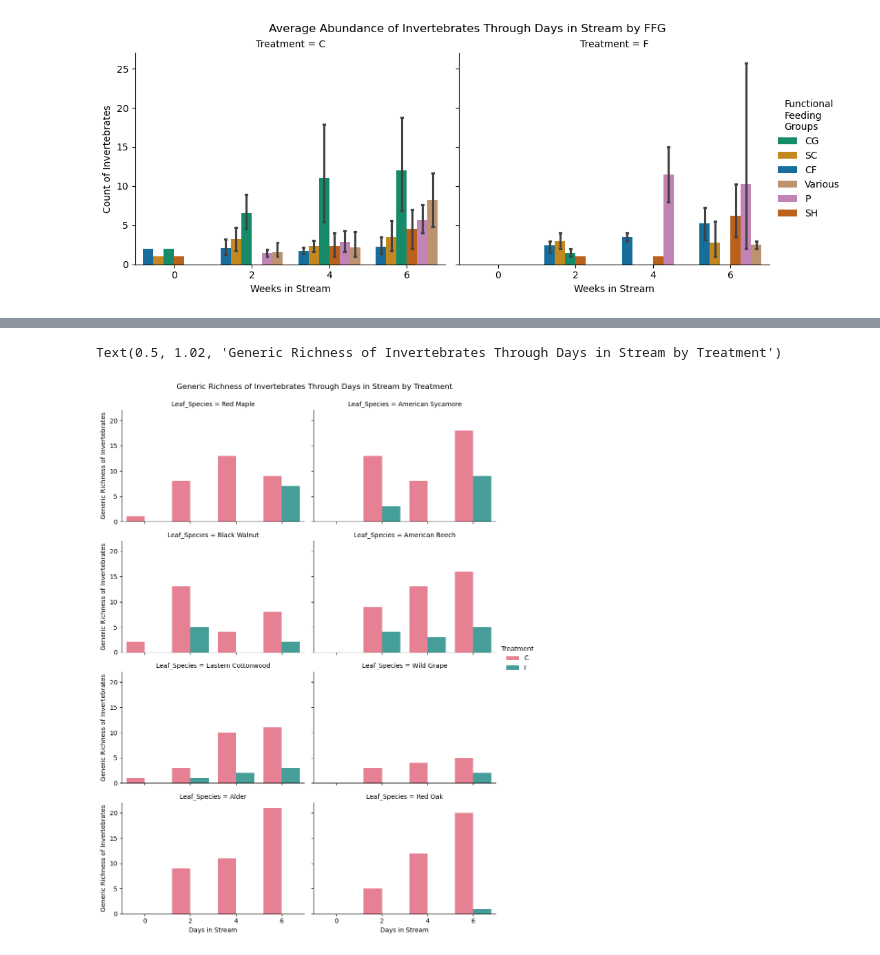
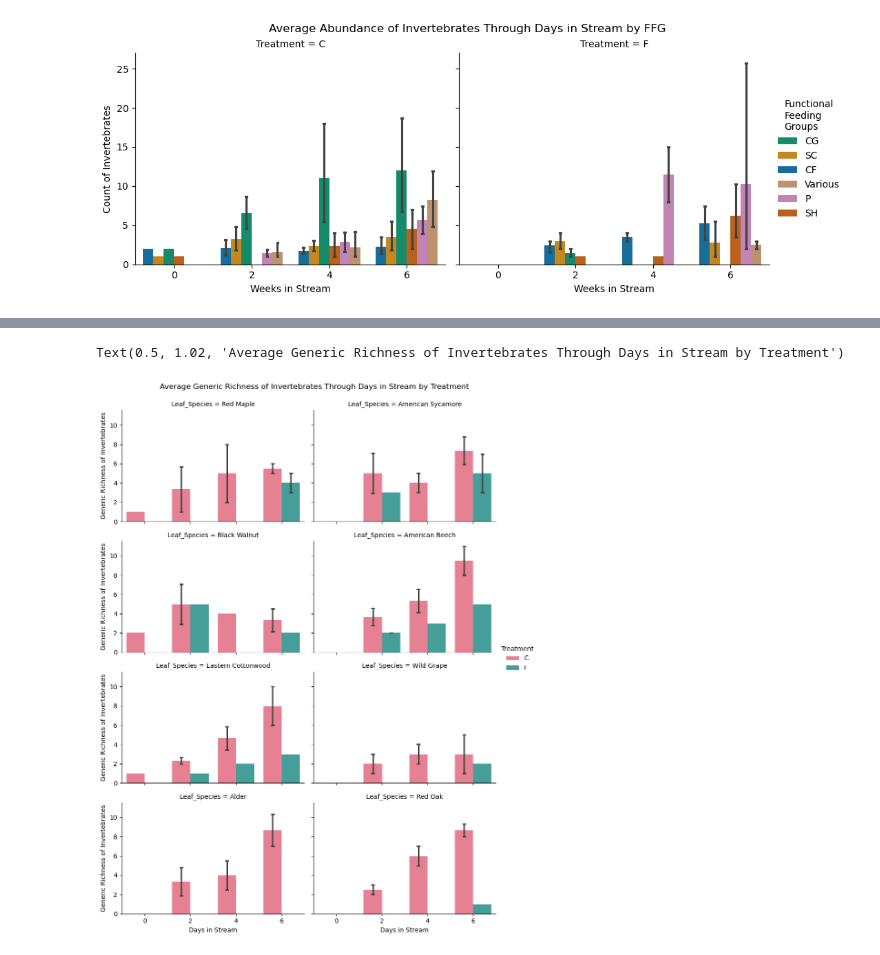
Before and after one commit to stevenzhouzh/Steam-LeafPacks, a Jupyter notebook: Report/LeafPack_Analysis_Class.ipynb, the cells around one changed output, grey strips where cells are left out. Saved outputs shown, nothing was run; the diff lists cells and outputs as text; code cells hidden in the pictures.

```diff
--- a/Report/LeafPack_Analysis_Class.ipynb
+++ b/Report/LeafPack_Analysis_Class.ipynb
@@ -227,8 +241,8 @@ invert_unique_df
 | 243 | 8 | American Sycamore | 6 | C | SH | 21.0 |
 244 rows × 6 columns
 # %%
-invert_genera_richness_df = duckdb.sql("""SELECT Leaf_Species, Treatment, Week, COUNT(DISTINCT Genus) AS Genera_Richness
+invert_genera_richness_df = duckdb.sql("""SELECT Leaf_Species, Treatment, Week, "Group", COUNT(DISTINCT Genus) AS Genera_Richness
                                             FROM invert_mod_df
-                                            GROUP BY Leaf_Species, Treatment, Week""").df()
+                                            GROUP BY Leaf_Species, Treatment, Week, "Group" """).df()
 invert_genera_richness_df
 # %% [output]
@@ -349,11 +363,16 @@ plt.show()
 # %%
-g = sns.FacetGrid(data=invert_genera_richness_df, col='Leaf_Species', col_wrap=2, height=3, aspect=1.5)
-g.map_dataframe(sns.barplot, x='Week', y='Genera_Richness', hue='Treatment', hue_order=['C', 'F'], palette='husl')
+g = sns.FacetGrid(data=invert_genera_richness_df,
+                  col='Leaf_Species', col_wrap=2,
+                  height=3, aspect=1.5)
+g.map_dataframe(sns.barplot,
+                x='Week', y='Genera_Richness',
+                hue='Treatment', hue_order=['C', 'F'],
+                palette='husl', errorbar=("se"),capsize=0.1 )
 
 g.tight_layout()
 g.set_axis_labels("Days in Stream", "Generic Richness of Invertebrates")
 g.add_legend(title='Treatment')
-plt.suptitle("Generic Richness of Invertebrates Through Days in Stream by Treatment", y=1.02)
+plt.suptitle("Average Generic Richness of Invertebrates Through Days in Stream by Treatment", y=1.02)
 # %% [output]
-Text(0.5, 1.02, 'Generic Richness of Invertebrates Through Days in Stream by Treatment')
+Text(0.5, 1.02, 'Average Generic Richness of Invertebrates Through Days in Stream by Treatment')
-[figure, old version]
+[figure, new version]
```
Also changed, not shown: parts of 4 cells of this notebook.
